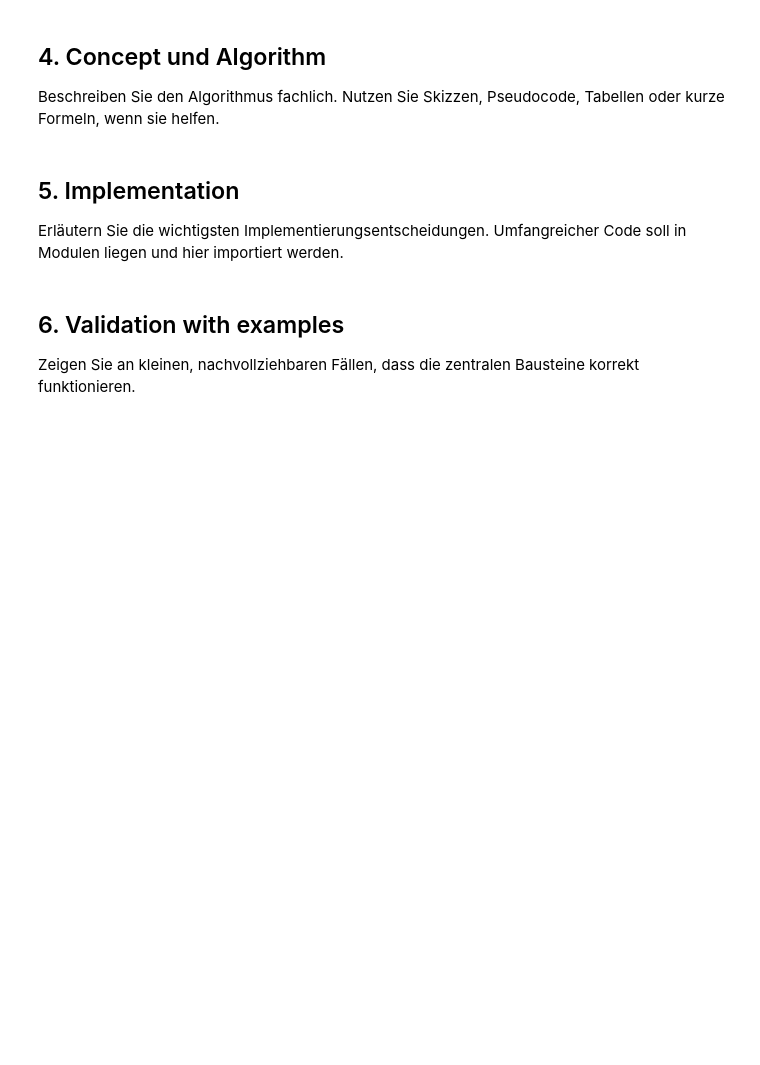
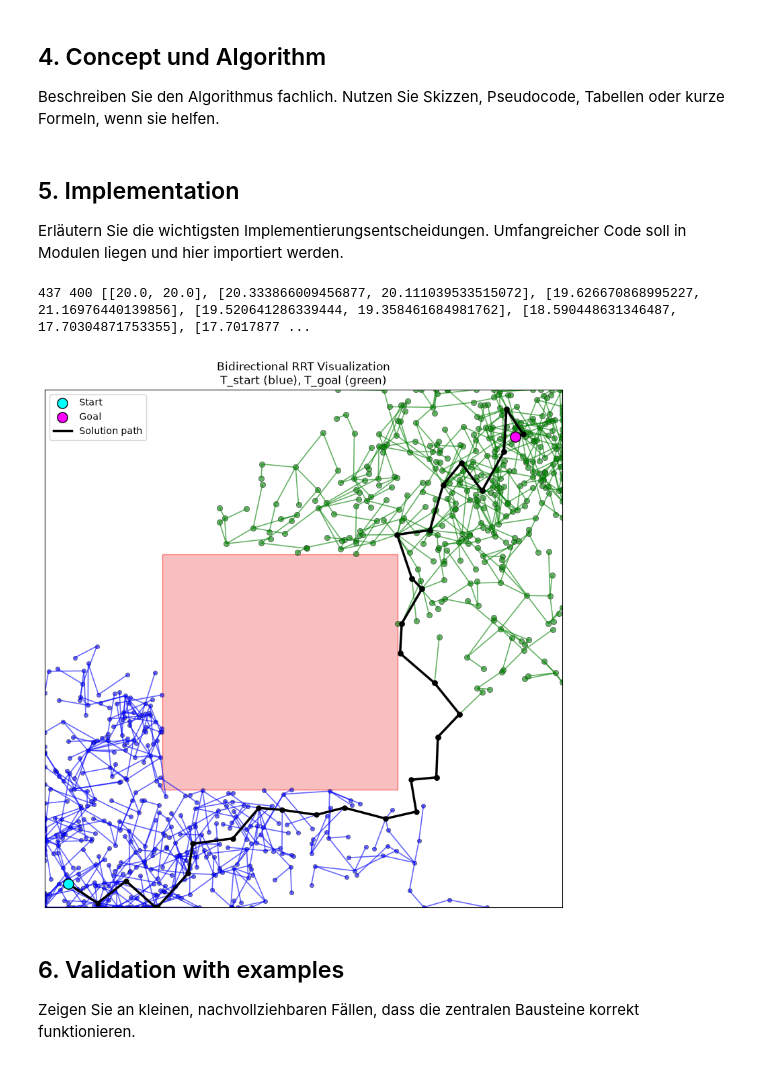
Before and after one commit to gabrielle-me/ikp-sbl, a Jupyter notebook: notebooks/SBL.ipynb, the cells around one changed output. Cells and saved outputs as stored; diff of their text form; code cells hidden in the pictures; blank space fills up the shorter version.

Commit message:
add needed examples and test search tree

```diff
--- a/notebooks/SBL.ipynb
+++ b/notebooks/SBL.ipynb
@@ -63,6 +63,84 @@ Erläutern Sie die wichtigsten Implementierungsentscheidungen. Umfangreicher Cod
 # from my_planner import MyPlanner
 
 pass
+# %%
+from modules.search_tree import BidirectionalSBL
+from lecture_examples.IPEnvironment import CollisionChecker
+from shapely.geometry import Polygon
+
+scene = {"wall": Polygon([(5, 5), (5, 15), (15, 15), (15, 5)])}
+checker = CollisionChecker(scene)
+planner = BidirectionalSBL(checker)
+
+T_start, T_goal, path = planner.grow_trees([1.0, 1.0], [20.0, 20.0], {"max_nodes": 10000, "rho": 2.0})
+print(len(T_start.nodes()), len(T_goal.nodes()), path)
+# %% [output]
+437 400 [[20.0, 20.0], [20.333866009456877, 20.111039533515072], [19.626670868995227, 21.16976440139856], [19.520641286339444, 19.358461684981762], [18.590448631346487, 17.70304871753355], [17.7017877 ...
+# %%
+import matplotlib.pyplot as plt
+import networkx as nx
+import numpy as np
+from matplotlib.collections import LineCollection
+
+
+def draw_obstacles(ax, scene):
+    for obstacle in scene.values():
+        x, y = obstacle.exterior.xy
+        ax.fill(x, y, facecolor="lightcoral", edgecolor="red", alpha=0.5)
+
+
+def plot_tree(ax, tree, color, node_size=20, alpha=0.6):
+    positions = nx.get_node_attributes(tree, "pos")
+    if not positions:
+        return
+    edges = list(tree.edges())
+    if edges:
+        lines = [[positions[u], positions[v]] for u, v in edges]
+        collection = LineCollection(lines, colors=color, linewidths=1.2, alpha=alpha)
+        ax.add_collection(collection)
+    xs = [pos[0] for pos in positions.values()]
+    ys = [pos[1] for pos in positions.values()]
+    ax.scatter(xs, ys, c=color, s=node_size, alpha=alpha, edgecolors="black", linewidths=0.5)
+
+
+def plot_path(ax, path, color="black"):
+    if not path:
+        return
+    path = np.array(path)
+    ax.plot(path[:, 0], path[:, 1], marker="o", color=color, linewidth=2.5, markersize=5)
+
+
+fig = plt.figure(figsize=(10, 10))
+ax = fig.add_subplot(1, 1, 1)
+
+# Draw environment obstacles
+if hasattr(checker, "scene"):
+    draw_obstacles(ax, checker.scene)
+
+# Plot the two bidirectional trees with different colors
+plot_tree(ax, T_start, color="blue", node_size=35)
+plot_tree(ax, T_goal, color="green", node_size=35)
+
+# Plot the connection path if one exists
+plot_path(ax, path, color="black")
+
+# Annotate special points
+ax.scatter([1.0], [1.0], c="cyan", s=120, edgecolors="black", zorder=5, label="Start")
+ax.scatter([20.0], [20.0], c="magenta", s=120, edgecolors="black", zorder=5, label="Goal")
+if path:
+    ax.plot([], [], color="black", linewidth=2.5, label="Solution path")
+
+ax.set_title("Bidirectional RRT Visualization\nT_start (blue), T_goal (green)")
+ax.set_xlim(0, 22)
+ax.set_ylim(0, 22)
+ax.set_xticks([])
+ax.set_yticks([])
+ax.tick_params(axis="both", which="both", length=0)
+ax.set_aspect("equal", adjustable="box")
+ax.legend(loc="upper left")
+plt.show()
+# %% [output]
+[figure, added]
 # %% [markdown]
 ## 6. Validation with examples
 
```
Also changed, not shown: parts of 1 cell of this notebook, 7 other files.
